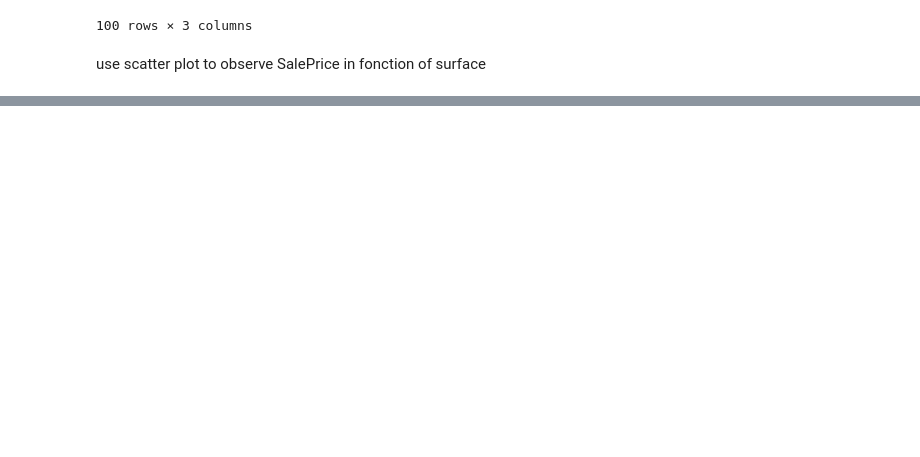
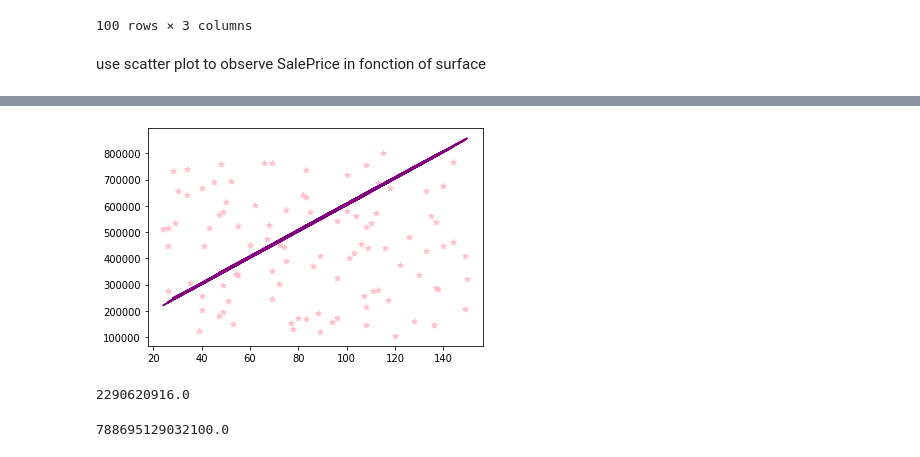
Before and after one commit to bonjourcerise/studies, a Jupyter notebook: Intro_numpy.ipynb, the cells around one changed output, grey strips where cells are left out. Drawn from its saved outputs; the diff is of its cells as text; code cells hidden in the pictures; blank space fills up the shorter version.

```diff
--- a/Intro_numpy.ipynb
+++ b/Intro_numpy.ipynb
@@ -763,2 +647,3 @@ array([[ 59,   8],
 # %%
-# create vector ones
+one = np.ones((100,1))
+one
@@ -765,2 +672,3 @@ array([[ 59,   8],
 # %%
-# modify vector X
+xone = np.concatenate((one, x), axis= 1,)
+xone
@@ -767,4 +693,5 @@ array([[ 59,   8],
 # %%
-# create array with parameters
+B = np.array([100000, 5000, 1000])
 # %%
-# calculate predictions
+y_hat = np.dot(xone,B)
+y_hat
@@ -771,4 +716,18 @@ array([[ 59,   8],
 # %%
-# Plot!
+plt.scatter(data=df_sales, x='surface', y='Sale Price', color='pink', marker='*')
+plt.plot(df_sales['surface'], y_hat,color='purple')
+plt.show()
+# %% [output]
+[figure, added]
 # %%
 # Calculate L1 and L2 error between reality (y) and predictions (y_hat)
+# %%
+L1 = np.sum(abs(y - y_hat))
+L1
+# %% [output]
+2290620916.0
+# %%
+L2 = np.sum(np.square(y - y_hat))
+L2
+# %% [output]
+788695129032100.0
```
Also changed, not shown: parts of 19 cells of this notebook.
